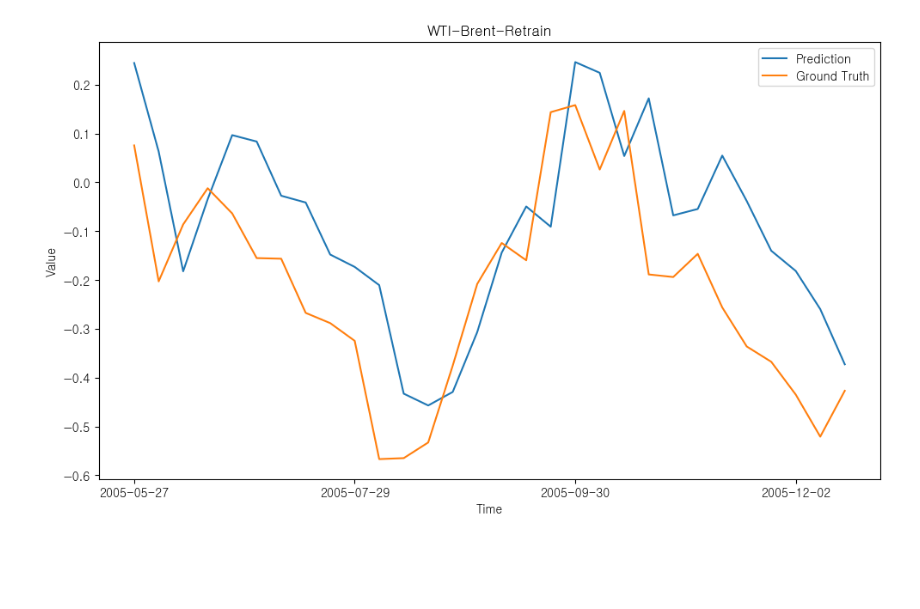
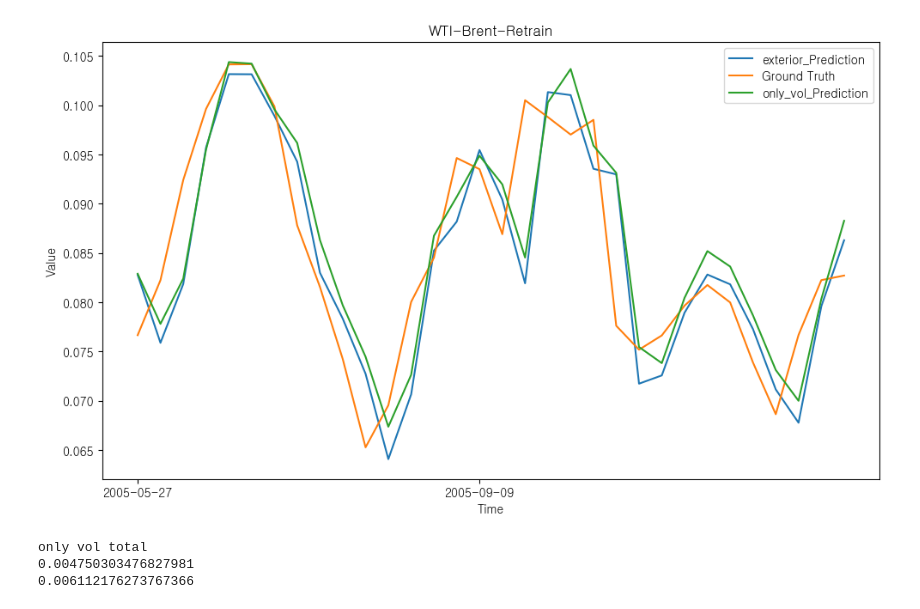
Before and after one commit to kimjuhwan1234/Volatility_Forecasting, a Jupyter notebook: EDA.ipynb, the cells around one changed output. Drawn from its saved outputs; the diff is of its cells as text; code cells hidden in the pictures; blank space fills up the shorter version.

```diff
--- a/EDA.ipynb
+++ b/EDA.ipynb
@@ -9,8 +9,16 @@ plt.rcParams['image.interpolation'] = 'nearest'
 plt.rcParams['image.cmap'] = 'gray'
 plt.rc('font', family='GULIM')
 # %%
-pred1 = pd.read_csv('Files/BiLSTM/additionalX_SP.csv', index_col=0)
-pred1=pred1.iloc[:-2,:]
-# pred2=pd.read_csv('Files/Backbone_BiLSTM_SP.csv', index_col=0)
-gt = pd.read_csv('Database/spot_std/SP_vol.csv', index_col=0)
-gt.index=pd.to_datetime(gt.index)
+BZ = pd.read_csv('Database/future_std/BZ_vol.csv', index_col=0)
+only_vol = pd.read_csv('Files/only_vol.csv', index_col=0)
+exterior = pd.read_csv('Files/exterior.csv', index_col=0)
+
+only_vol = only_vol.iloc[:-2, :]
+exterior = exterior.iloc[:-2, :]
+
+BZ.index = pd.to_datetime(BZ.index)
+only_vol.index = pd.to_datetime(only_vol.index)
+exterior.index = pd.to_datetime(exterior.index)
+
+pred = pd.concat([exterior['Predictions'], BZ.iloc[:, 1:]], axis=1).dropna()
+truth = pd.concat([exterior['Ground Truths'], BZ.iloc[:, 1:]], axis=1).dropna()
@@ -20,0 +25,17 @@ pred1.index = pd.to_datetime(pred1.index)
+# %%
+from joblib import load
+
+# 저장한 scaler 파일 경로
+scaler_file = 'scaler_3.joblib'
+
+# 저장된 scaler 객체 로드
+loaded_scaler = load(scaler_file)
+
+# 로드된 scaler 객체를 사용하여 데이터 변환
+pred_inv = loaded_scaler.inverse_transform(pred)
+truth_inv = loaded_scaler.inverse_transform(truth)
+
+pred_inv=pd.DataFrame(pred_inv, columns=pred.columns, index=pred.index)
+truth_inv=pd.DataFrame(truth_inv, columns=truth.columns, index=truth.index)
+
+print("Scaler object loaded successfully!")
@@ -21,17 +64,19 @@ pred1.index = pd.to_datetime(pred1.index)
 # %%
 plt.figure(figsize=(10, 6))
-plt.plot(pred1['Predictions'].iloc[0:-2], label='Prediction')
-plt.plot(pred1['Ground Truths'].iloc[0:-2], label='Ground Truth')
-# plt.plot(gt.iloc[0], label='Ground Truth')
+
+plt.plot(pred_inv.iloc[:,0], label='exterior_Prediction')
+plt.plot(truth_inv.iloc[:,0], label='Ground Truth')
+plt.plot(only_vol['Predictions'], label='only_vol_Prediction')
+
 plt.title('WTI-Brent-Retrain')
 plt.xlabel('Time')
 plt.ylabel('Value')
 plt.legend()
-plt.xticks(pred1.index[0:-2:9])
+plt.xticks(only_vol.index[0:-2:15])
 plt.tight_layout()
 plt.show()
 # %% [output]
-[figure, old version]
+[figure, new version]
 # %%
 def calculate_mae(gt, output):
     mae = mean_absolute_error(gt, output)
@@ -49,0 +107,8 @@ out2 = pred1.loc[:'2008-09-01', 'Predictions']
+# %%
+print('only vol total')
+print(calculate_mae(gt3_v.values, out3_v.values))
+print(calculate_rmse(gt3_v.values, out3_v.values))
+# %% [output]
+only vol total
+0.004750303476827981
+0.006112176273767366
```
Also changed, not shown: parts of 11 cells of this notebook, 34 other files.
